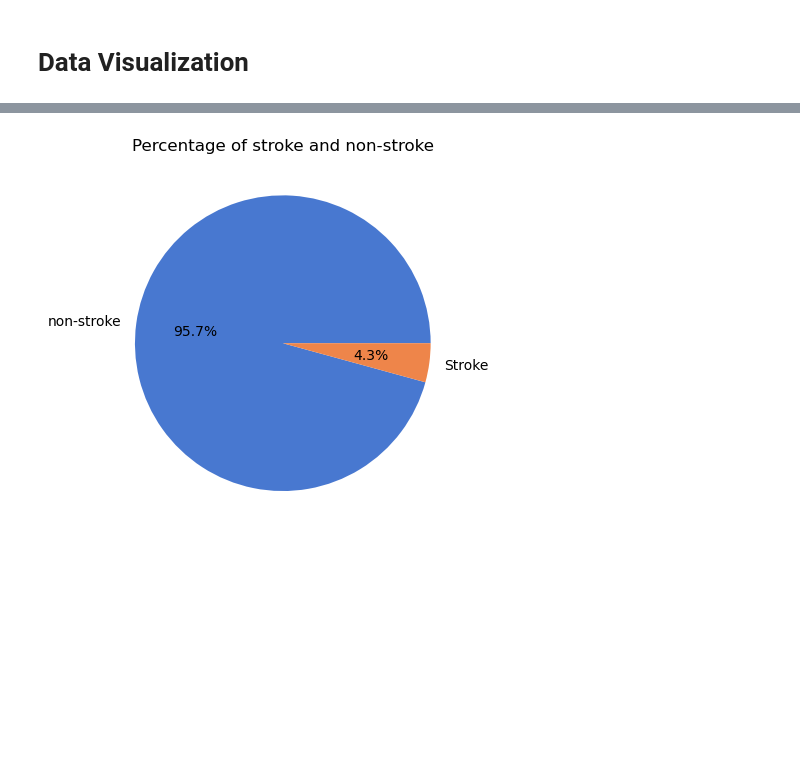
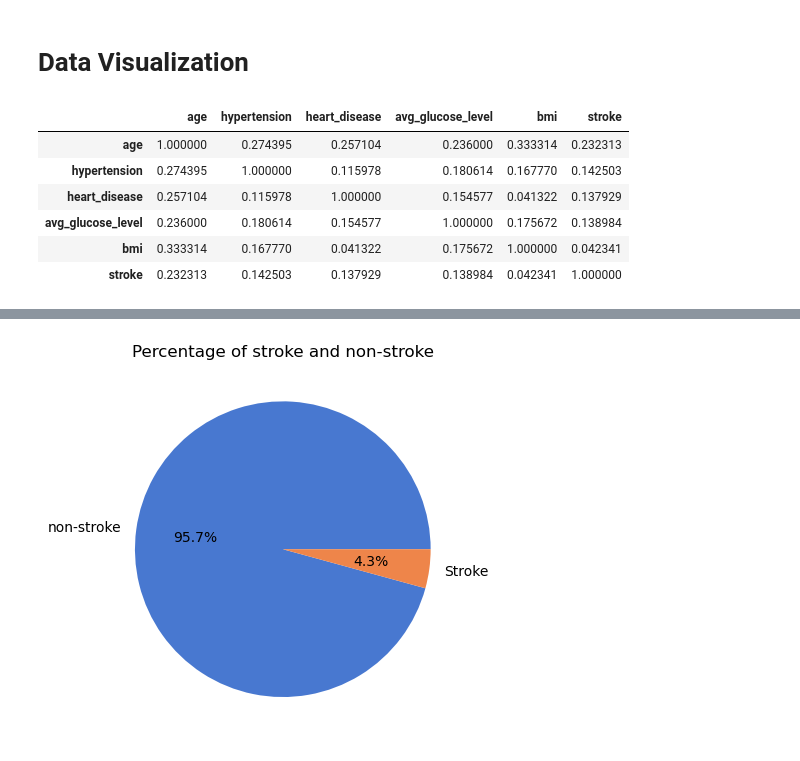
Before and after one commit to maninder56/Predicting-Risk-of-Stroke-using-Machine-Learning, a Jupyter notebook: stroke_prediction.ipynb, the cells around one changed output, grey strips where cells are left out. Saved outputs shown, nothing was run; the diff lists cells and outputs as text; code cells hidden in the pictures; blank space fills up the shorter version.

```diff
--- a/stroke_prediction.ipynb
+++ b/stroke_prediction.ipynb
@@ -148,3 +148,13 @@ df.tail()
 | 4907 | Female | 44.0 | 0 | 0 | Yes | Govt_job | Urban | ... |
 # %% [markdown]
 # Data Visualization
+# %%
+df.corr() # correlation between features
+# %% [output]
+|  | age | hypertension | heart_disease | avg_glucose_level | bmi | stroke |
+| age | 1.000000 | 0.274395 | 0.257104 | 0.236000 | 0.333314 | 0.232313 |
+| hypertension | 0.274395 | 1.000000 | 0.115978 | 0.180614 | 0.167770 | 0.142503 |
+| heart_disease | 0.257104 | 0.115978 | 1.000000 | 0.154577 | 0.041322 | 0.137929 |
+| avg_glucose_level | 0.236000 | 0.180614 | 0.154577 | 1.000000 | 0.175672 | 0.138984 |
+| bmi | 0.333314 | 0.167770 | 0.041322 | 0.175672 | 1.000000 | 0.042341 |
+| stroke | 0.232313 | 0.142503 | 0.137929 | 0.138984 | 0.042341 | 1.000000 |
```
Also changed, not shown: parts of 13 cells of this notebook.
